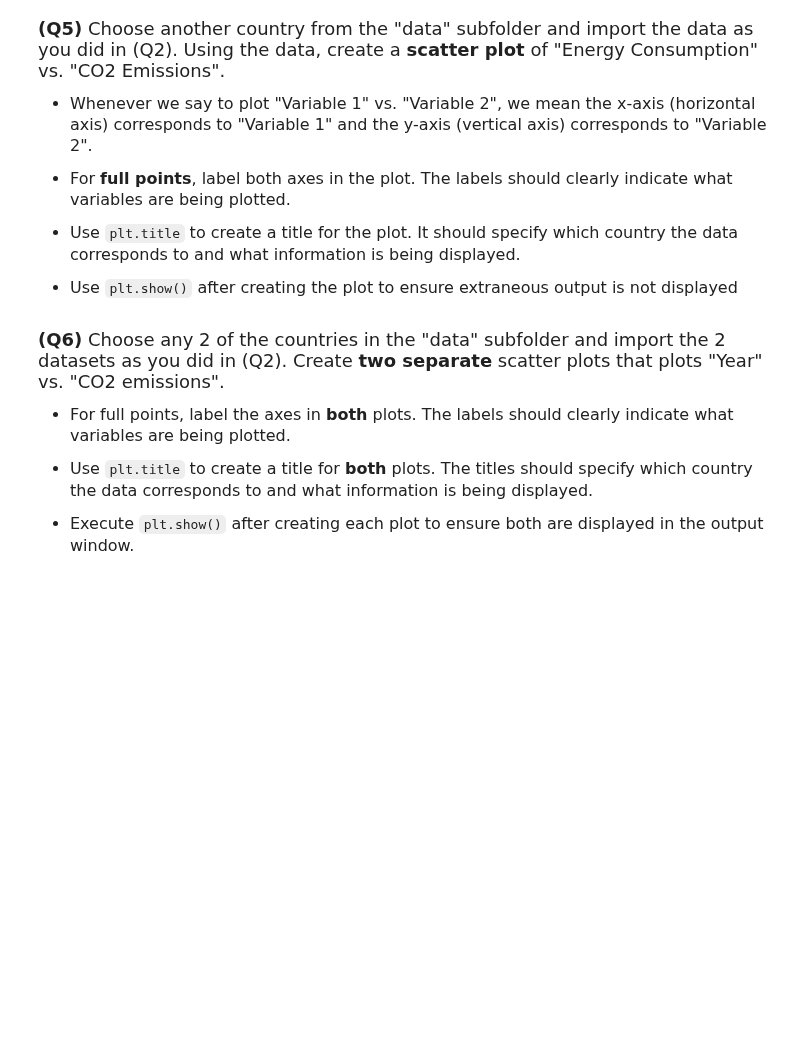
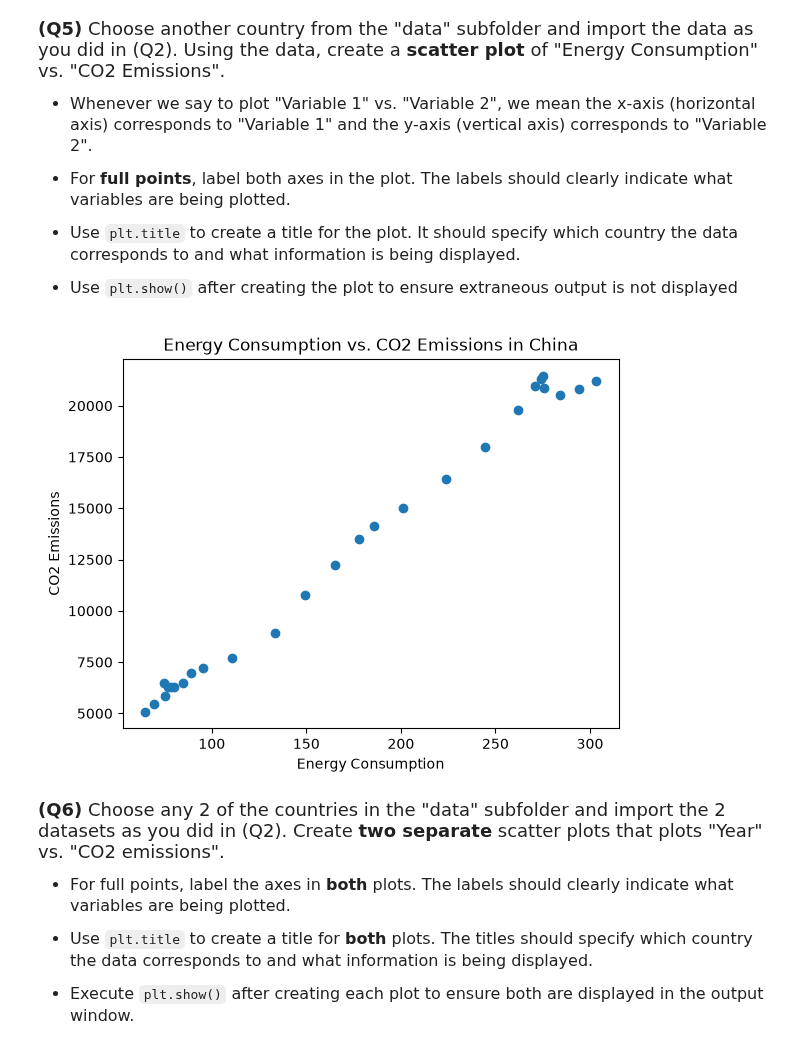
Before and after one commit to SophiaCao12/datasci151fall2026, a Jupyter notebook: _assignments/assignment_2/Assignment2.ipynb, the cells around one changed output. Saved outputs shown, nothing was run; the diff lists cells and outputs as text; code cells hidden in the pictures; blank space fills up the shorter version.

```diff
--- a/_assignments/assignment_2/Assignment2.ipynb
+++ b/_assignments/assignment_2/Assignment2.ipynb
@@ -102,3 +115,15 @@ us_emissions["CO2_emission"].describe()
+# %%
+# Write your answer
+china_emissions = pds.read_csv("data/china_emission.csv")
+
+plot.scatter(china_emissions["Energy_consumption"],china_emissions["CO2_emission"])
+
+plot.xlabel("Energy Consumption")
+plot.ylabel("CO2 Emissions")
+plot.title("Energy Consumption vs.CO2 Emissions in China")
+plot.show()
+# %% [output]
+[figure, added]
 # %% [markdown]
 <font size = "4">
 
```
Also changed, not shown: parts of 7 cells of this notebook.
